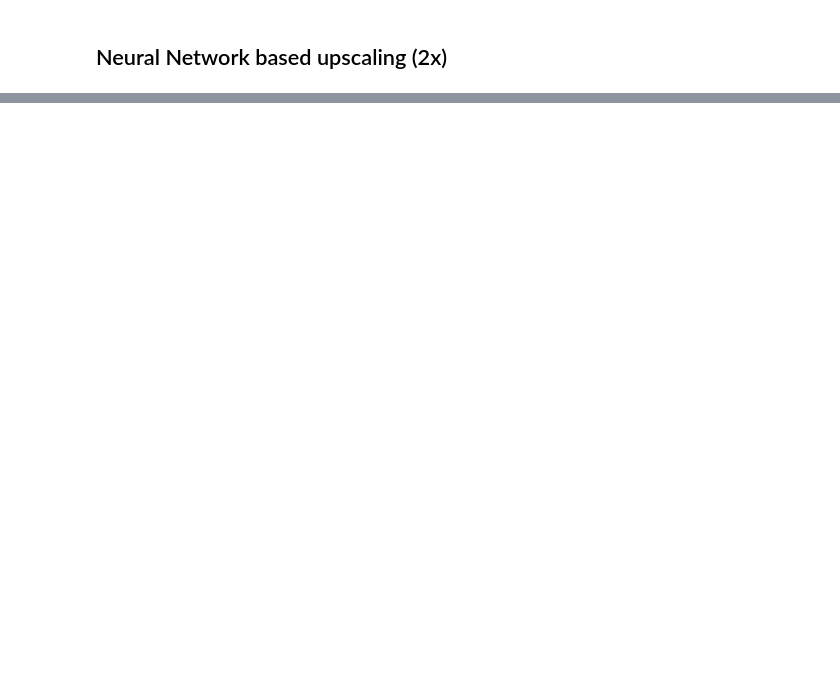
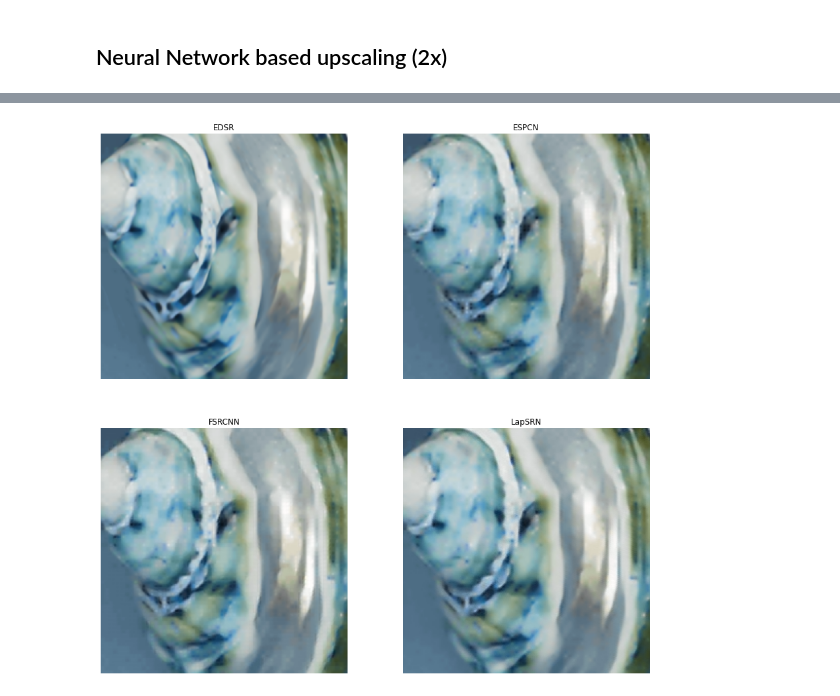
Before and after one commit to thecomputationguy/image-scaling-comparison, a Jupyter notebook: workbook.ipynb, the cells around one changed output, grey strips where cells are left out. Drawn from its saved outputs; the diff is of its cells as text; code cells hidden in the pictures; blank space fills up the shorter version.

```diff
--- a/workbook.ipynb
+++ b/workbook.ipynb
@@ -86,0 +72,52 @@ AttributeError: module 'cv2.dnn_superres' has no attribute 'DnnSuperResImpl_crea
+# %%
+# using OpenCV's super resolution module
+
+# load the model
+
+sr_edsr = dnn_superres.DnnSuperResImpl_create()
+sr_espcn = dnn_superres.DnnSuperResImpl_create()
+sr_fsrcnn = dnn_superres.DnnSuperResImpl_create()
+sr_lapsrn = dnn_superres.DnnSuperResImpl_create()
+
+sr_edsr.readModel('./model_weights/EDSR_x4.pb')
+sr_espcn.readModel('./model_weights/ESPCN_x4.pb')
+sr_fsrcnn.readModel('./model_weights/FSRCNN_x4.pb')
+sr_lapsrn.readModel('./model_weights/LapSRN_x4.pb')
+
+# set the desired model and scale to get correct pre- and post-processing
+
+sr_edsr.setModel("edsr", 4)
+sr_espcn.setModel("espcn", 4)
+sr_fsrcnn.setModel("fsrcnn", 4)
+sr_lapsrn.setModel("lapsrn", 4)
+
+# upscale the image
+
+upscaled_edsr = sr_edsr.upsample(image)
+upscaled_espcn = sr_espcn.upsample(image)
+upscaled_fsrcnn = sr_fsrcnn.upsample(image)
+upscaled_lapsrn = sr_lapsrn.upsample(image)
+
+# plot the images
+
+plt.figure(figsize=(15, 15))
+plt.subplot(221)
+plt.imshow(upscaled_edsr[240:479, 0:240])
+plt.title('EDSR')
+plt.axis('off')
+plt.subplot(222)
+plt.imshow(upscaled_espcn[240:479, 0:240])
+plt.title('ESPCN')
+plt.axis('off')
+plt.subplot(223)
+plt.imshow(upscaled_fsrcnn[240:479, 0:240])
+plt.title('FSRCNN')
+plt.axis('off')
+plt.subplot(224)
+plt.imshow(upscaled_lapsrn[240:479, 0:240])
+plt.title('LapSRN')
+plt.axis('off')
+plt.savefig('./upscaled_images/upscaled_neural_net_cropped.png')
+plt.show()
+# %% [output]
+[figure, added]
```
Also changed, not shown: parts of 6 cells of this notebook.
